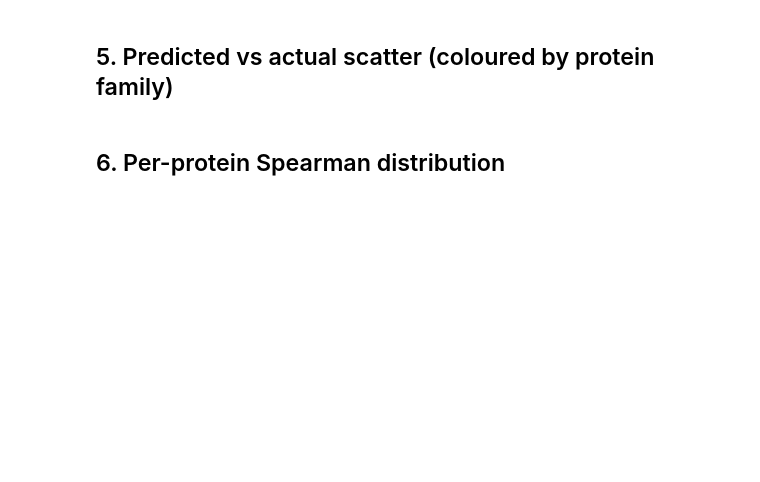
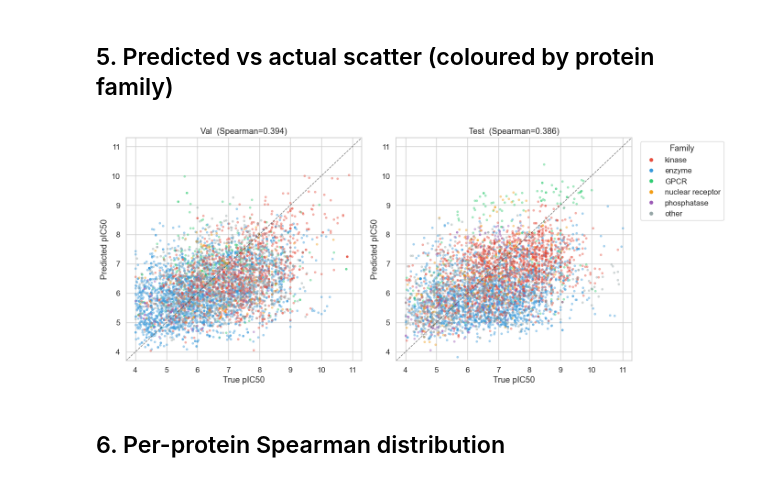
Before and after one commit to valbad/sair-ic50-oracle, a Jupyter notebook: notebooks/02_model_evaluation.ipynb, the cells around one changed output. Drawn from its saved outputs; the diff is of its cells as text; code cells hidden in the pictures; blank space fills up the shorter version.

```diff
--- a/notebooks/02_model_evaluation.ipynb
+++ b/notebooks/02_model_evaluation.ipynb
@@ -149,34 +179,38 @@ print(metrics_df.to_string(index=False, float_format='{:.4f}'.format))
 FAMILY_COLORS = {
     'kinase':           '#e74c3c',
     'enzyme':           '#3498db',
     'GPCR':             '#2ecc71',
     'nuclear receptor': '#f39c12',
     'phosphatase':      '#9b59b6',
     'other':            '#95a5a6',
 }
 
 fig, axes = plt.subplots(1, 2, figsize=(14, 6))
 for ax, (split_label, df) in zip(axes, [('Val', val_df), ('Test', test_df)]):
     sample = df.sample(min(5000, len(df)), random_state=42)
     for family, grp in sample.groupby('family'):
         ax.scatter(grp['pIC50'], grp['pred_pIC50'],
                    c=FAMILY_COLORS.get(family, '#95a5a6'),
                    alpha=0.35, s=8, label=family, rasterized=True)
-    lo, hi = df['pIC50'].min() - 0.3, df['pIC50'].max() + 0.3
+    lo = df['pIC50'].min() - 0.3
+    # lo = 0.0
+    hi = df['pIC50'].max() + 0.3
     ax.plot([lo, hi], [lo, hi], 'k--', linewidth=1, alpha=0.6)
     sp = spearmanr(df['pIC50'], df['pred_pIC50']).statistic
     ax.set_title(f'{split_label}  (Spearman={sp:.3f})')
     ax.set_xlabel('True pIC50')
     ax.set_ylabel('Predicted pIC50')
     ax.set_xlim(lo, hi); ax.set_ylim(lo, hi)
 
 handles = [plt.Line2D([0],[0], marker='o', color='w',
            markerfacecolor=c, markersize=7, label=f)
            for f, c in FAMILY_COLORS.items()]
 axes[1].legend(handles=handles, title='Family', bbox_to_anchor=(1.02, 1), loc='upper left')
 plt.tight_layout()
 plt.savefig('../checkpoints/scatter_val_test.png', dpi=150, bbox_inches='tight')
 plt.show()
+# %% [output]
+[figure, added]
 # %% [markdown]
 ## 6. Per-protein Spearman distribution
 # %%
```
Also changed, not shown: parts of 15 cells of this notebook, 2 other files.
